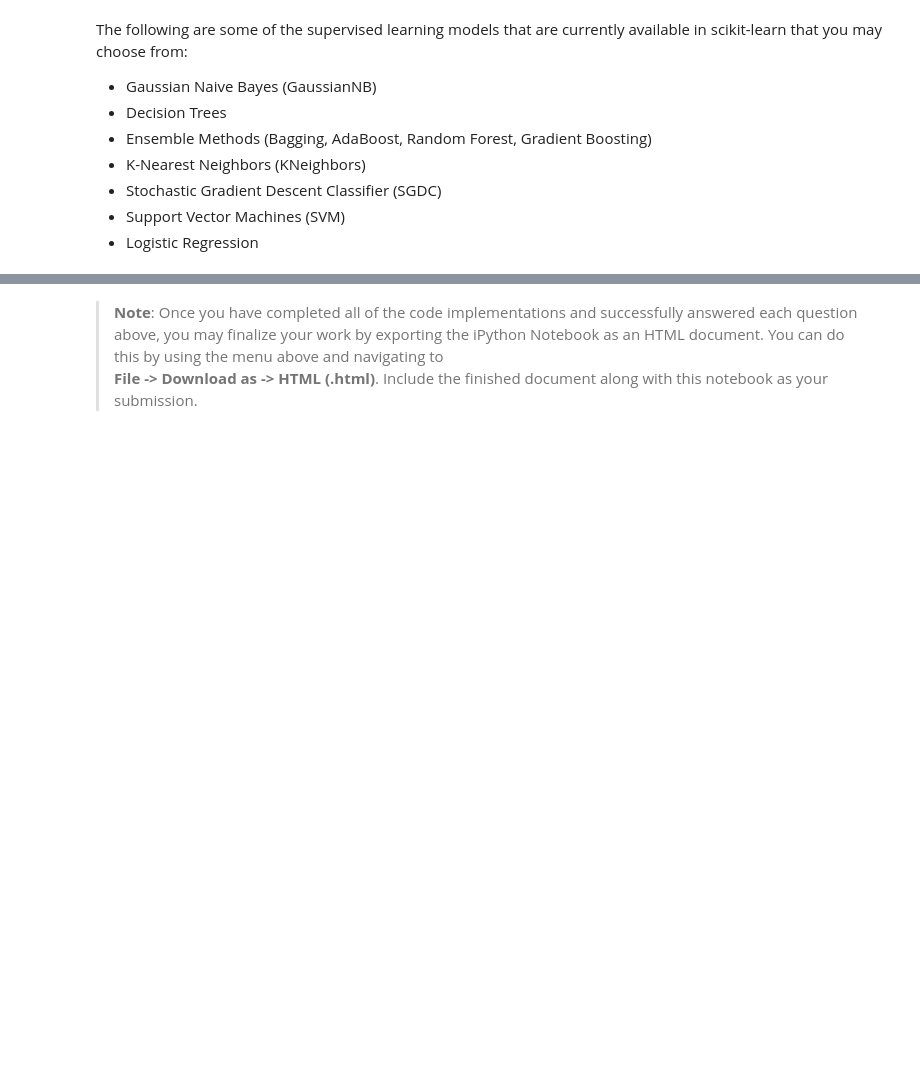
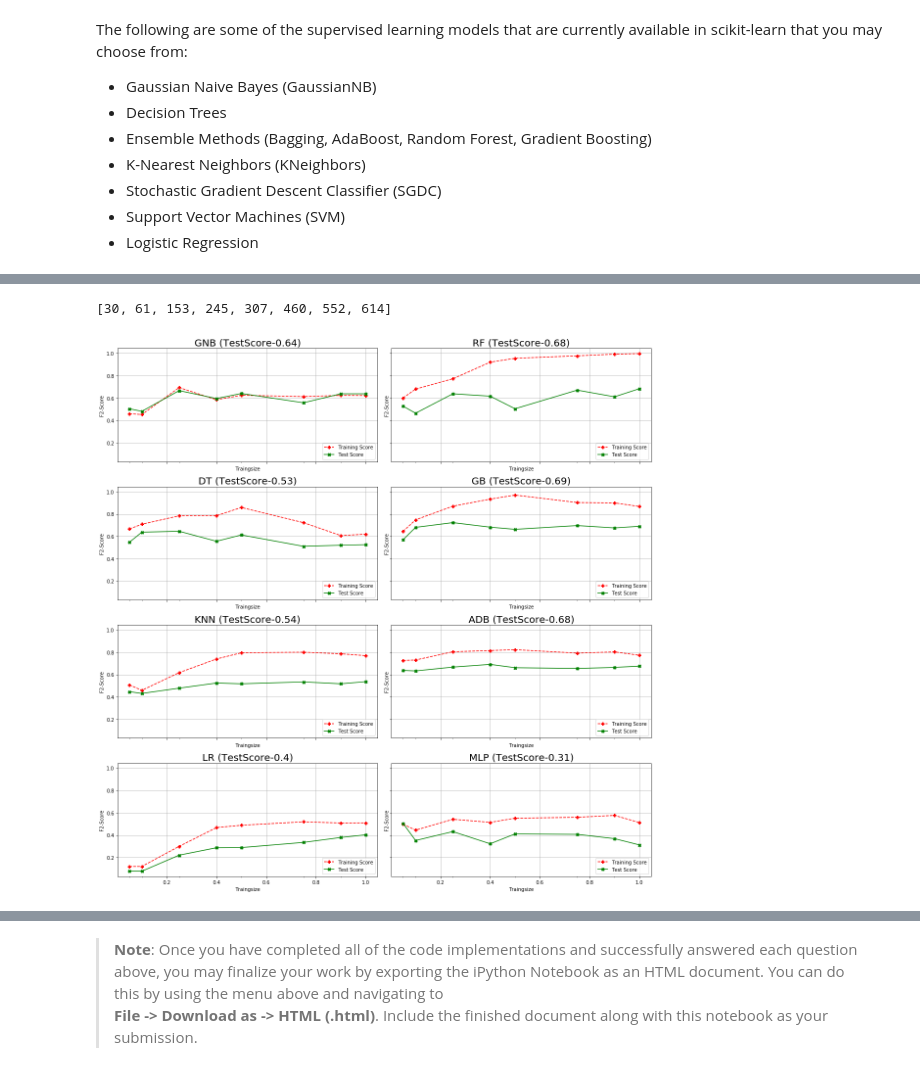
Before and after one commit to manas-mukherjee/MLTools, a Jupyter notebook: src/mlnd-projects/Capstone/diabetes/diabetes.ipynb, the cells around one changed output, grey strips where cells are left out. Drawn from its saved outputs; the diff is of its cells as text; code cells hidden in the pictures; blank space fills up the shorter version.

```diff
--- a/src/mlnd-projects/Capstone/diabetes/diabetes.ipynb
+++ b/src/mlnd-projects/Capstone/diabetes/diabetes.ipynb
@@ -791,9 +613,0 @@ decision_types 11
-# %%
-samples_100 = X_train.shape[0]
-samples_50 = int(X_train.shape[0]*(0.5))
-samples_25 = int(X_train.shape[0]*(0.25))
-samples_10 = int(X_train.shape[0]*(0.1))
-samples_1 = int(X_train.shape[0]*(0.01))
-
-for i, samples in enumerate([sample_1, sample_5, sample_10, sample_20, sample_50, sample_100]):
-    print(i, samples)
@@ -1497,0 +697,44 @@ Inspite of reducing the features set, the model is maintaing a significanlty hig
+# %%
+#Training samples
+index = [0.05, 0.10, 0.25, 0.40, 0.50, 0.75, 0.90, 1]
+sample_seze_index = []
+
+for ind in index:
+    sample_seze_index.append(int(X_train.shape[0]*(ind)))
+
+print(sample_seze_index)
+# %% [output]
+[30, 61, 153, 245, 307, 460, 552, 614]
+# %%
+import random
+# Ref - https://matplotlib.org/examples/pylab_examples/subplots_demo.html
+
+#fig, axes = plt.subplots(nrows=4, ncols=2, figsize=(16,16))
+f, axarr = plt.subplots(4,2, figsize=(16,16), sharex=True, sharey=True)
+
+y = random.sample(range(100), 8)
+y1 = random.sample(range(50), 8)
+
+for i, m in enumerate(classifiers):
+    name, model = m
+
+    train_results, test_results = train_predict_pipeline(name, model, sample_seze_index)
+    #plt.plot(index, train_results, "P--", color='red', label='Training Score', ax=axes[i,0])
+    row = i%4
+    col = int(i>3)
+    #print("row:{} col:{}".format(row, col))
+
+    axarr[row,col].plot(index, train_results, "P--", color='red', label='Training Score')
+    axarr[row,col].plot(index, test_results, 'X-', color='green', label='Test Score')
+    axarr[row,col].set_title(name + " (TestScore-" + str(round(test_results[-1],2))+')' , fontsize=20)
+    axarr[row,col].grid()
+    axarr[row,col].set_xlabel('Traingsize')
+    axarr[row,col].set_ylabel('F2-Score')
+    axarr[row,col].set_xticks(index, ['5%', '10%', '25%', '40%', '50%', '75%', '90%', '100%'])
+
+    axarr[row,col].legend(loc="lower right")
+
+f.tight_layout()
+plt.show()
+# %% [output]
+[figure, added]
```
Also changed, not shown: parts of 84 cells of this notebook, 3 other files.
